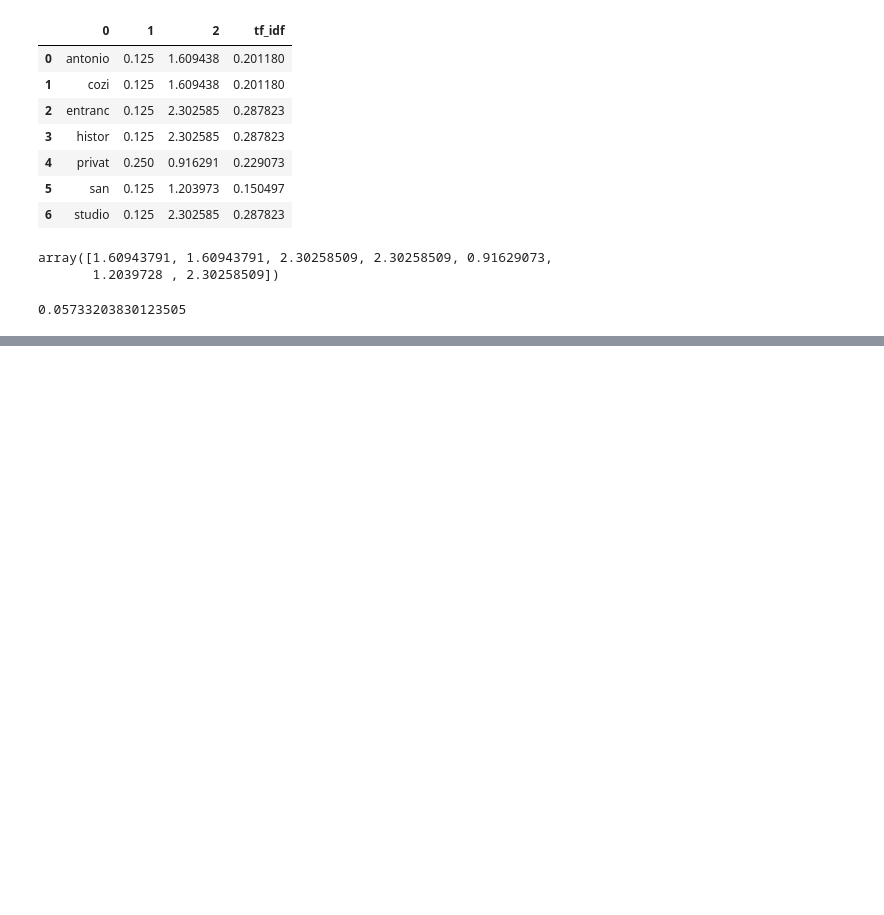
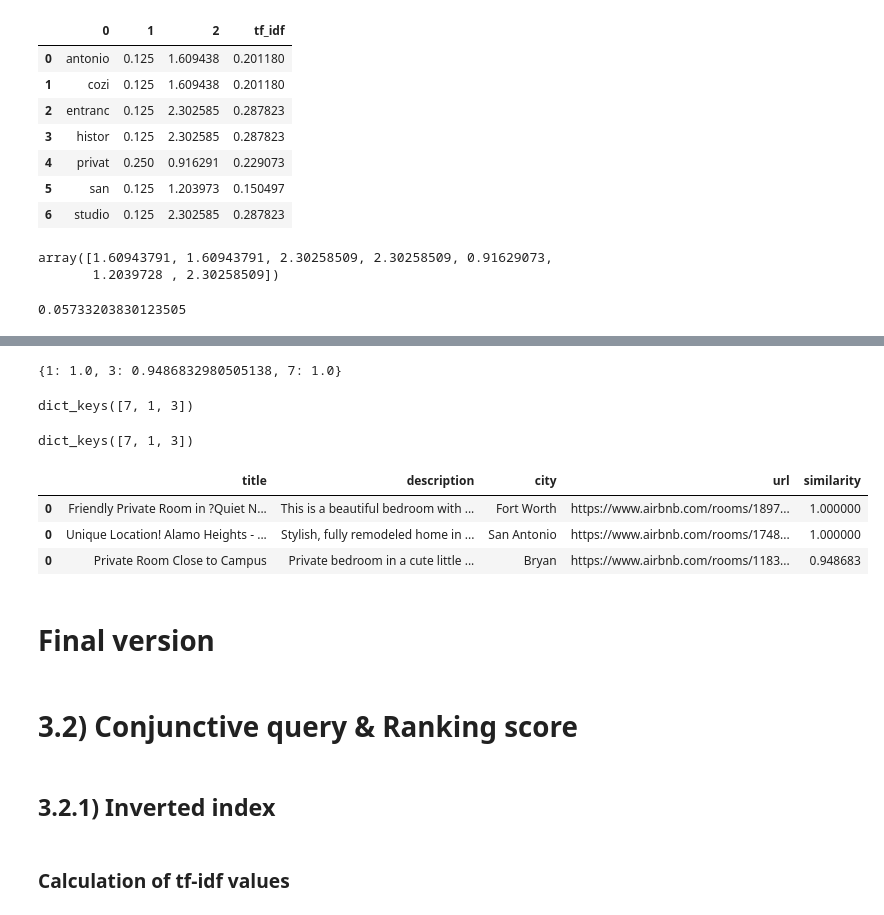
Before and after one commit to DanieleFi/ADMThirdHomework, a Jupyter notebook: ADMThirdHomework-Coding just on sample.ipynb, the cells around one changed output, grey strips where cells are left out. Drawn from its saved outputs; the diff is of its cells as text; code cells hidden in the pictures; blank space fills up the shorter version.

Commit message:
-draft version of inverted index 2
work in progress

```diff
--- a/ADMThirdHomework-Coding just on sample.ipynb
+++ b/ADMThirdHomework-Coding just on sample.ipynb
@@ -509,0 +950,34 @@ for k in a.keys():
+# %%
+wanted_doc_ids={}
+for tup in (nlargest(3,heap)):
+    wanted_doc_ids[tup[1]]=tup[0]
+# %%
+wanted_doc_ids
+# %% [output]
+{1: 1.0, 3: 0.9486832980505138, 7: 1.0}
+# %%
+result_set=wanted_doc_ids.keys()
+result_set
+# %% [output]
+dict_keys([7, 1, 3])
+# %%
+result_set
+# %% [output]
+dict_keys([7, 1, 3])
+# %%
+df=pd.DataFrame()
+
+for i,val in enumerate(result_set):
+    pd.set_option('display.max_colwidth', -1)
+    df=df.append(pd.read_csv('data/doc_'+str(val)+'.tsv',sep='\t',usecols=['description','title','city','url']
+                             ,encoding='ISO-8859-1',index_col=False))
+    df.reset_index().drop('index',axis=1)
+# %%
+df['similarity']=wanted_doc_ids.values()
+# %%
+df[['title','description','city','url','similarity']]
+# %% [output]
+|  | title | description | city | url | similarity |
+| 0 | Friendly Private Room in ?Quiet N... | This is a beautiful bedroom with ... | Fort Worth | https://www.airbnb.com/rooms/1897... | 1.000000 |
+| 0 | Unique Location! Alamo Heights - ... | Stylish, fully remodeled home in ... | San Antonio | https://www.airbnb.com/rooms/1748... | 1.000000 |
+| 0 | Private Room Close to Campus | Private bedroom in a cute little ... | Bryan | https://www.airbnb.com/rooms/1183... | 0.948683 |
@@ -509,0 +986,8 @@ for k in a.keys():
+# %% [markdown]
+# Final version
+# %% [markdown]
+# 3.2) Conjunctive query & Ranking score
+# %% [markdown]
+## 3.2.1) Inverted index
+# %% [markdown]
+### Calculation of tf-idf values
```
Also changed, not shown: parts of 103 cells of this notebook.
